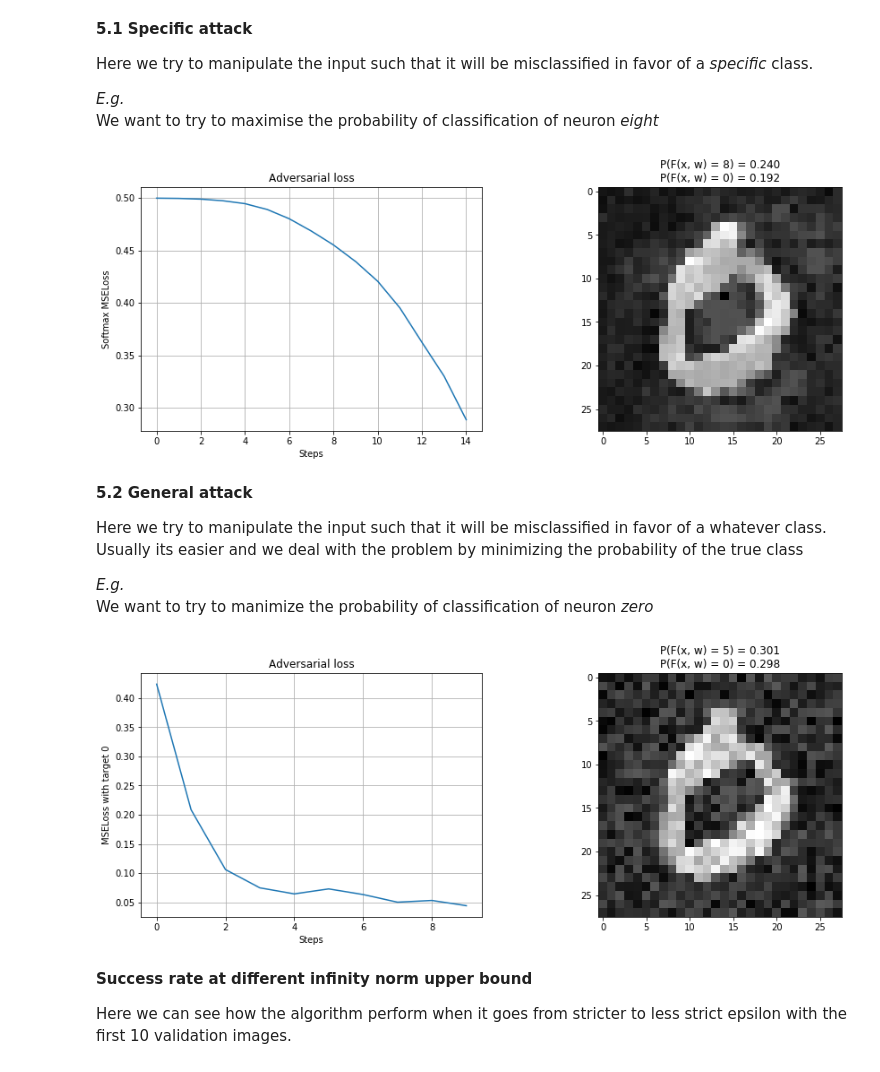
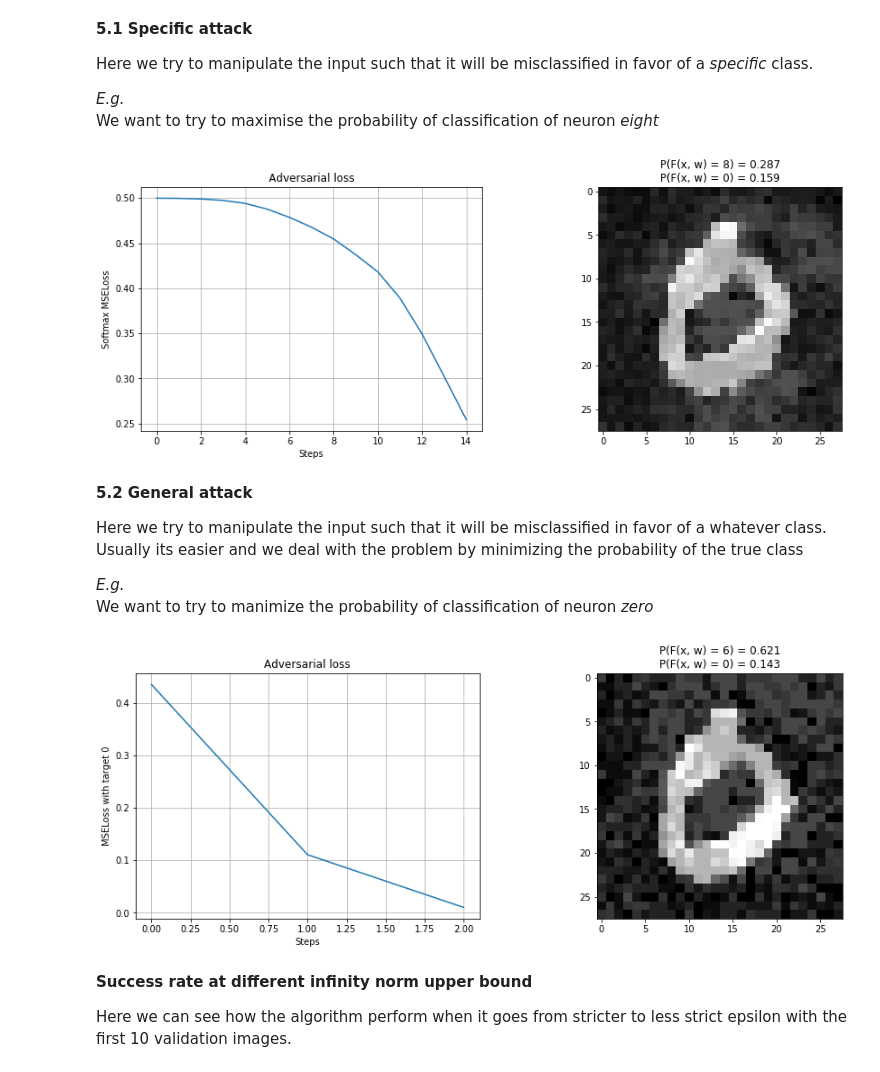
Before and after one commit to f-grimaldi/AdvAttack, a Jupyter notebook: AttackMNIST_ClassicZSCG.ipynb, the cells around one changed output. Saved outputs shown, nothing was run; the diff lists cells and outputs as text; code cells hidden in the pictures.

```diff
--- a/AttackMNIST_ClassicZSCG.ipynb
+++ b/AttackMNIST_ClassicZSCG.ipynb
@@ -200,7 +200,7 @@ Here we try to manipulate the input such that it will be misclassified in favor
 We want to try to maximise the probability of classification of neuron *eight*
 # %%
 ### Define our custom loss function and call the optimizer
-adv_loss = customLoss.SpecificSoftmaxMSE(neuron=8, maximise=1)
+adv_loss = customLoss.MSELoss(neuron=8, maximise=1)
 adv_optimizer = zeroOptim.ClassicZSCG(net, adv_loss, 'cuda')
 ### Run the optimizer
 EPOCH = 100
@@ -230,7 +230,7 @@ ax[1].set_title('P(F(x, w) = {}) = {:.3f}\nP(F(x, w) = {}) = {:.3f}'.format(labe
                                                                              original_label, float(out[0, original_label])))
 plt.show()
 # %% [output]
-[figure, old version]
+[figure, new version]
 # %% [markdown]
 **5.2 General attack**
 
@@ -240,36 +240,36 @@ Here we try to manipulate the input such that it will be misclassified in favor
 We want to try to manimize the probability of classification of neuron *zero*
 # %%
 ### Define our custom loss function and call the optimizer
-adv_loss = customLoss.SpecificSoftmaxMSE(neuron=0, maximise=0)
+adv_loss = customLoss.MSELoss(neuron=0, maximise=0, is_softmax=False, dim=1)
 adv_optimizer = zeroOptim.ClassicZSCG(net, adv_loss, 'cuda')
 ### Run the optimizer
 EPOCH = 400
 x, loss, outs = adv_optimizer.run(X[3],
-                                  v               =  0.2,
+                                  v               =  0.0001,
                                   mk              =  [28**2]*EPOCH,
                                   ak              =  [0.4]*EPOCH,
                                   epsilon         =  0.35,
                                   max_steps       =  EPOCH,
                                   verbose         =  0,
                                   additional_out  =  False)
 ### Compute manually last output
 out = nn.Softmax(dim=1)(net(x.reshape(1, 1, 28, 28)))
 label = torch.argmax(out).item()
 img = x.detach().cpu().numpy()
 
 ### Display results
 fig, ax = plt.subplots(1, 2, figsize=(15, 5))
 ax[0].plot(loss)
 ax[0].set_title('Adversarial loss')
 ax[0].set_ylabel('MSELoss with target 0')
 ax[0].set_xlabel('Steps')
 ax[0].grid()
 ax[1].imshow(img.reshape(28, 28), cmap='gray')
 ax[1].set_title('P(F(x, w) = {}) = {:.3f}\nP(F(x, w) = {}) = {:.3f}'.format(label, float(out[0, label]),
                                                                              original_label, float(out[0, original_label])))
 plt.show()
 # %% [output]
-[figure, old version]
+[figure, new version]
 # %% [markdown]
 **Success rate at different infinity norm upper bound**
 
```
Also changed, not shown: parts of 2 cells of this notebook, 4 other files.
